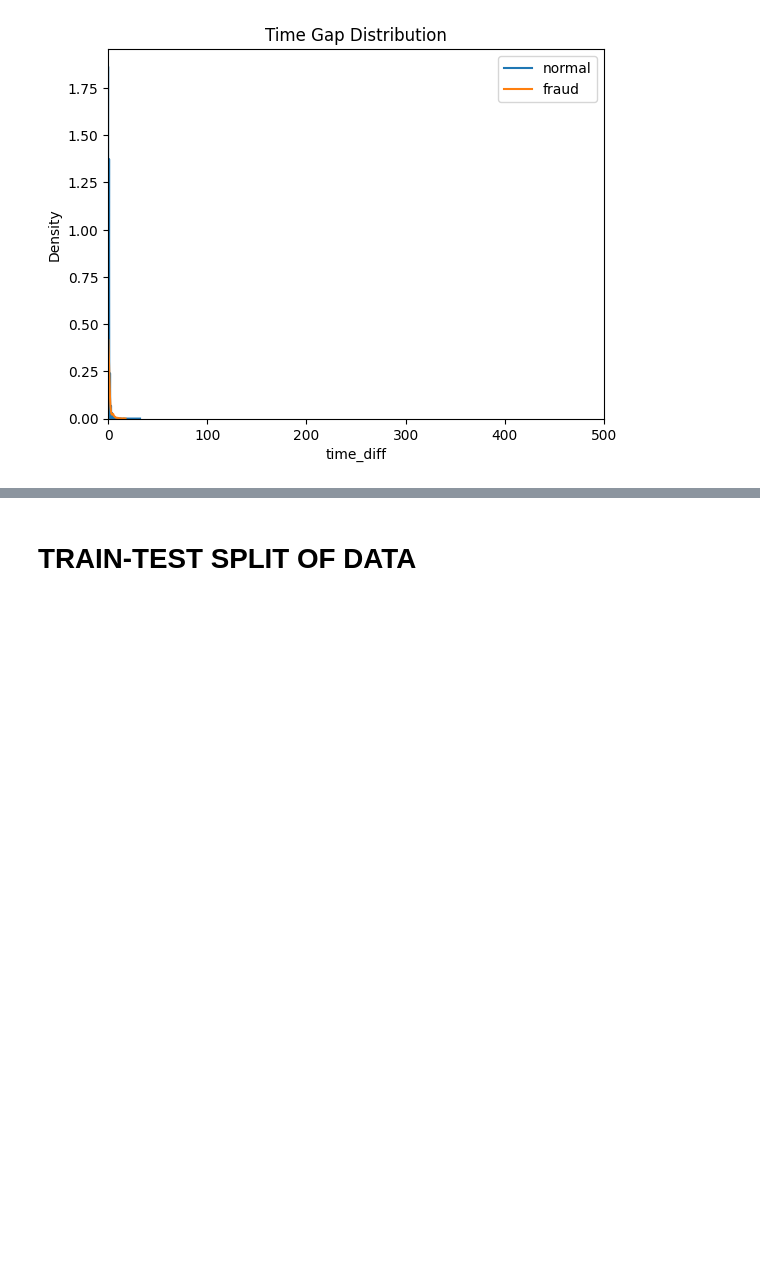
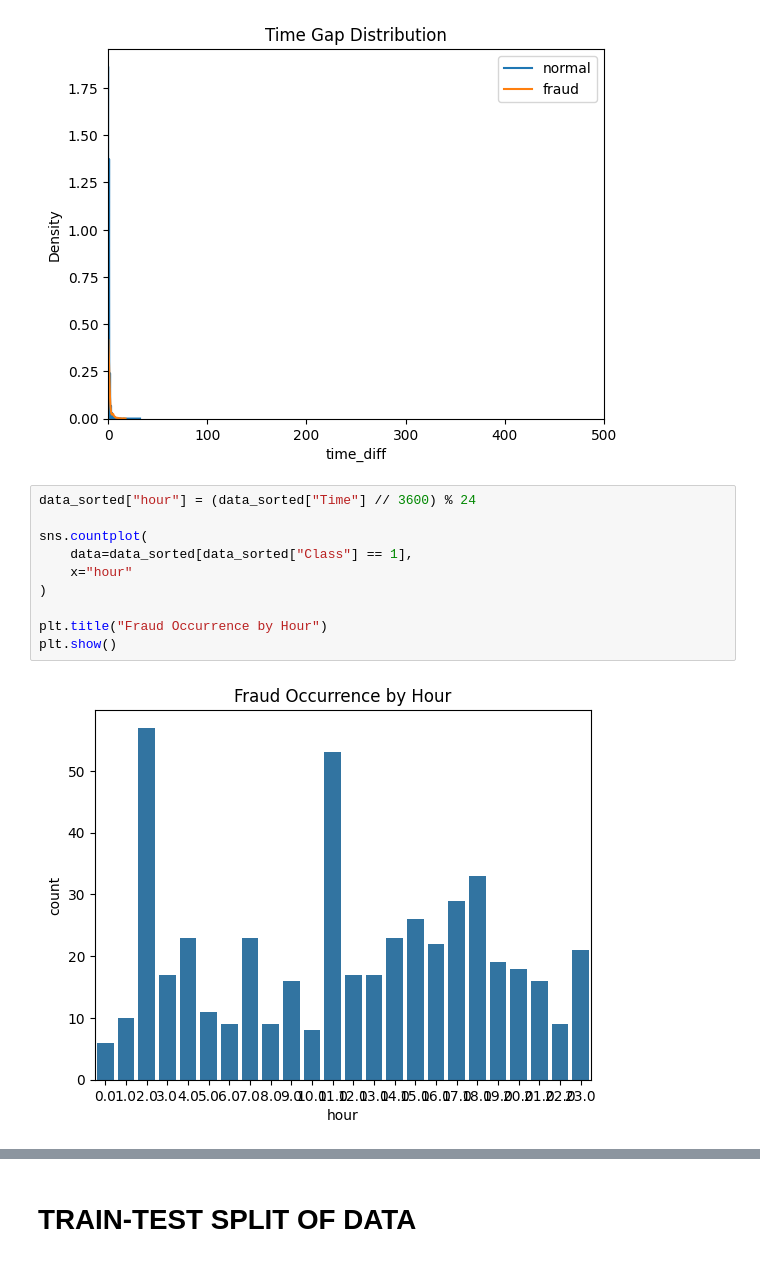
Before and after one commit to nevilleajim/real_time_fraud_detection_system, a Jupyter notebook: real_time_fraud_detection_system.ipynb, the cells around one changed output, grey strips where cells are left out. Saved outputs shown, nothing was run; the diff lists cells and outputs as text; blank space fills up the shorter version.

```diff
--- a/real_time_fraud_detection_system.ipynb
+++ b/real_time_fraud_detection_system.ipynb
@@ -204,3 +206,15 @@ plt.title("Time Gap Distribution")
 plt.show()
 # %% [output]
 [figure]
+# %%
+data_sorted["hour"] = (data_sorted["Time"] // 3600) % 24
+
+sns.countplot(
+    data=data_sorted[data_sorted["Class"] == 1],
+    x="hour"
+)
+
+plt.title("Fraud Occurrence by Hour")
+plt.show()
+# %% [output]
+[figure, added]
```
Also changed, not shown: parts of 13 cells of this notebook.
